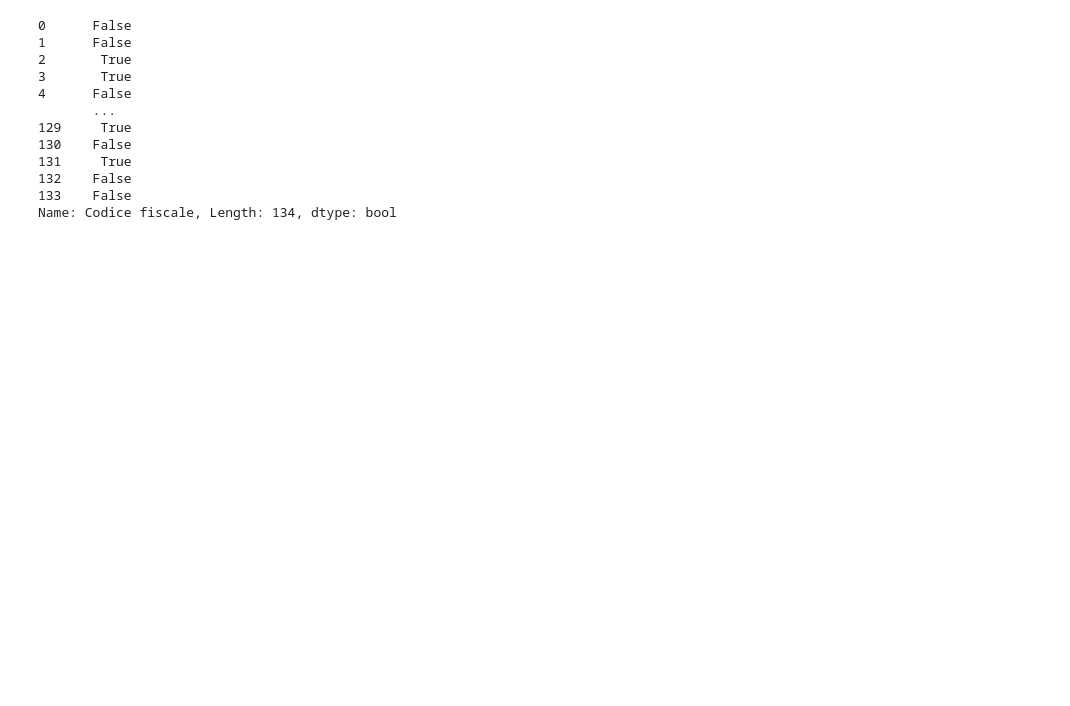
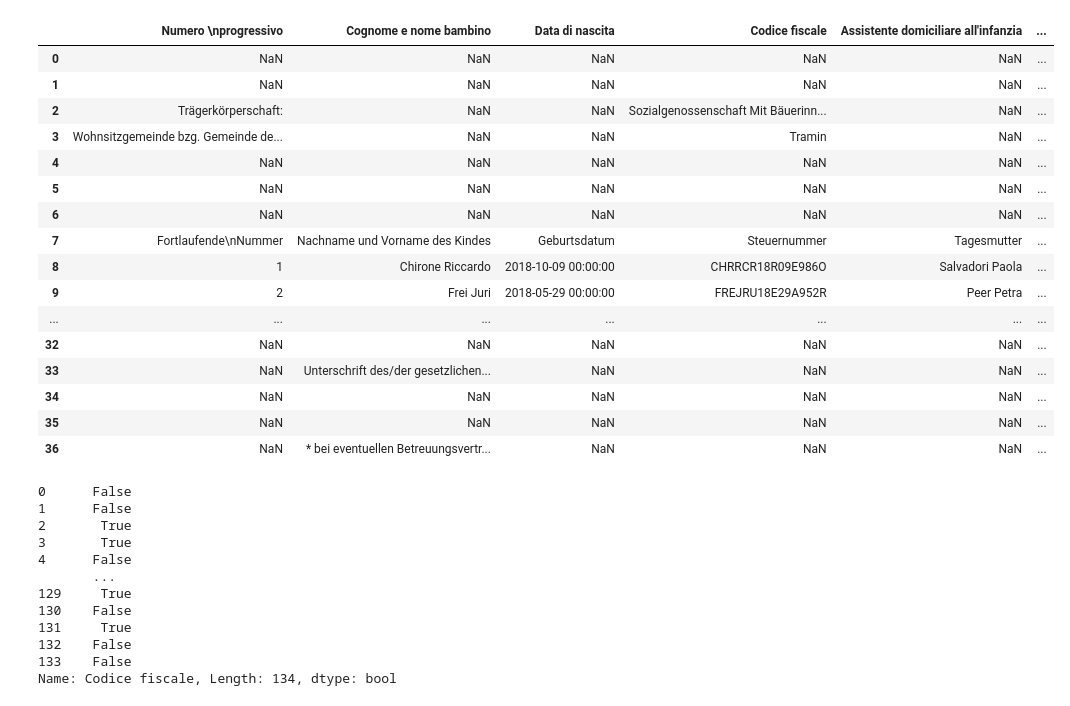
Before and after one commit to stfzz/max, a Jupyter notebook: BambinoPiuComuni.ipynb, the cells around one changed output. Saved outputs shown, nothing was run; the diff lists cells and outputs as text; code cells hidden in the pictures; blank space fills up the shorter version.

```diff
--- a/BambinoPiuComuni.ipynb
+++ b/BambinoPiuComuni.ipynb
@@ -4,6 +4,6 @@ import numpy as np
 import datetime as dt
 from collections import Counter
 # %%
-fnn = "Erklärung Gemeinden Jahr 2020 Tramin.xlsx"
+fn = "storico.xlsx"
 # %%
 df = pd.read_excel(fn)
@@ -12 +10,19 @@ NameError: name 'fn' is not defined
+# %%
+    df.columns = [
+        "Numero \nprogressivo",
+        "Cognome e nome bambino",
+        "Data di nascita",
+        "Codice fiscale",
+        "Assistente domiciliare all'infanzia",
+        "Comune di residenza assistente domiciliare all'infanzia",
+        "Data inizio contratto (o data inizio assistenza se diversa)",
+        "Data fine contratto\n(o data fine assistenza se diversa) *",
+        "Ore di assistenza \n ai sensi della delibera\nn. 666/2019",
+        "Ore contrattualizzate non erogate\nai sensi della delibera\nn. 543_1025/2020",
+        "Ore contrattualizzate non erogate\nai sensi della delibera\nn. 733/2020",
+        "Ore contrattualizzate non erogate\nnella fase 2 (finanziamento compensativo)",
+        "Ore totali rendicontate per il 2020",
+    ]
+# %%
+df.sort_values(by="Cognome e nome bambino", ascending=True, inplace=True)
 # %%
@@ -32,7 +49,23 @@ df
 # %%
-condizionlogica1 = (
-        df.groupby("Codice fiscale")["Codice fiscale"].transform("count") > 1
-     )
+df
+# %% [output]
+|  | Numero \nprogressivo | Cognome e nome bambino | Data di nascita | Codice fiscale | Assistente domiciliare all'infanzia | ... |
+| 0 | NaN | NaN | NaN | NaN | NaN | ... |
+| 1 | NaN | NaN | NaN | NaN | NaN | ... |
+| 2 | Trägerkörperschaft: | NaN | NaN | Sozialgenossenschaft Mit Bäuerinn... | NaN | ... |
+| 3 | Wohnsitzgemeinde bzg. Gemeinde de... | NaN | NaN | Tramin | NaN | ... |
+| 4 | NaN | NaN | NaN | NaN | NaN | ... |
+| 5 | NaN | NaN | NaN | NaN | NaN | ... |
+| 6 | NaN | NaN | NaN | NaN | NaN | ... |
+| 7 | Fortlaufende\nNummer | Nachname und Vorname des Kindes | Geburtsdatum | Steuernummer | Tagesmutter | ... |
+| 8 | 1 | Chirone Riccardo | 2018-10-09 00:00:00 | CHRRCR18R09E986O | Salvadori Paola | ... |
+| 9 | 2 | Frei Juri | 2018-05-29 00:00:00 | FREJRU18E29A952R | Peer Petra | ... |
+| ... | ... | ... | ... | ... | ... | ... |
+| 32 | NaN | NaN | NaN | NaN | NaN | ... |
+| 33 | NaN | Unterschrift des/der gesetzlichen... | NaN | NaN | NaN | ... |
+| 34 | NaN | NaN | NaN | NaN | NaN | ... |
+| 35 | NaN | NaN | NaN | NaN | NaN | ... |
+| 36 | NaN | * bei eventuellen Betreuungsvertr... | NaN | NaN | NaN | ... |
 # %%
 condizionlogica1
 # %% [output]
```
Also changed, not shown: parts of 3 cells of this notebook, 4 other files.
